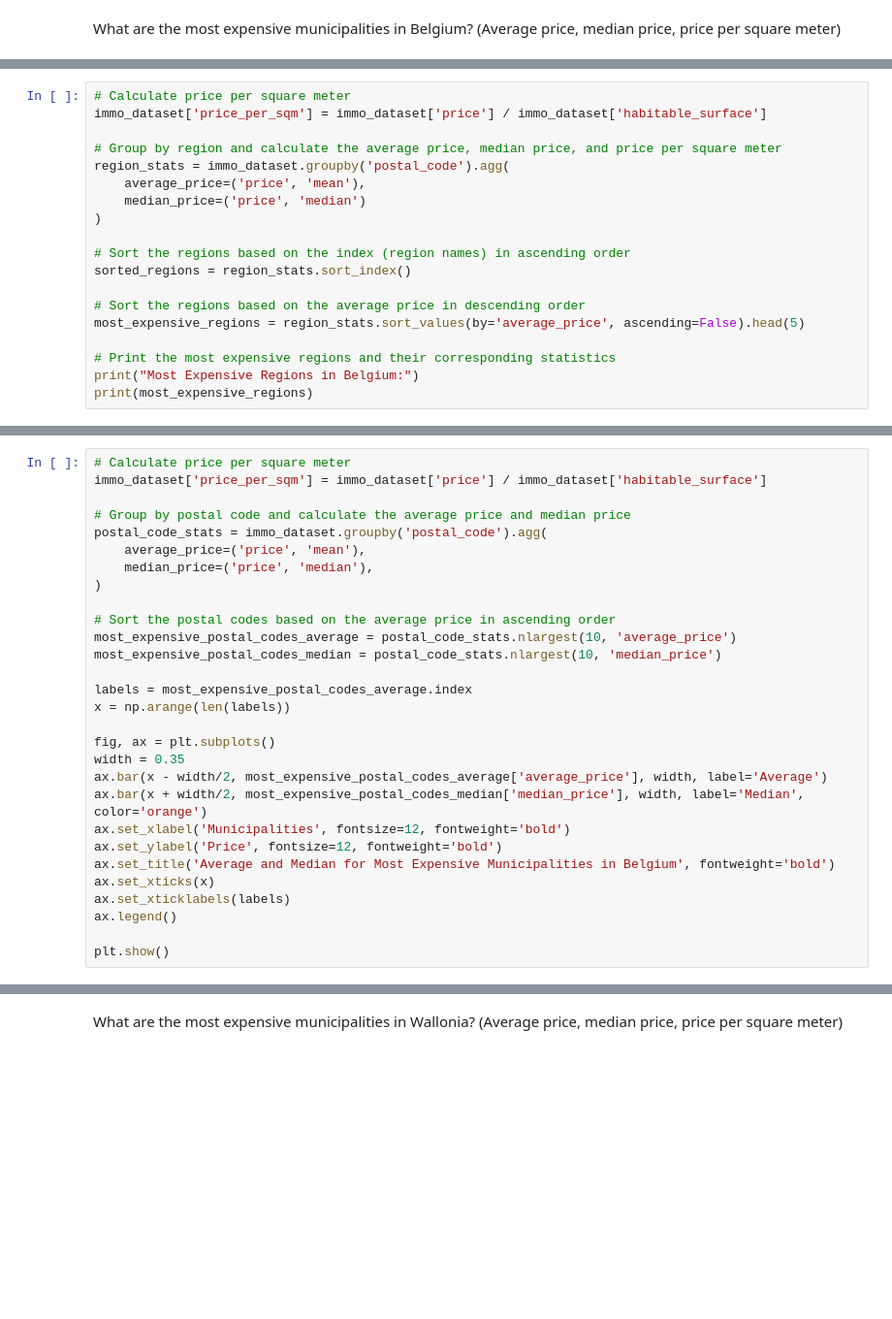
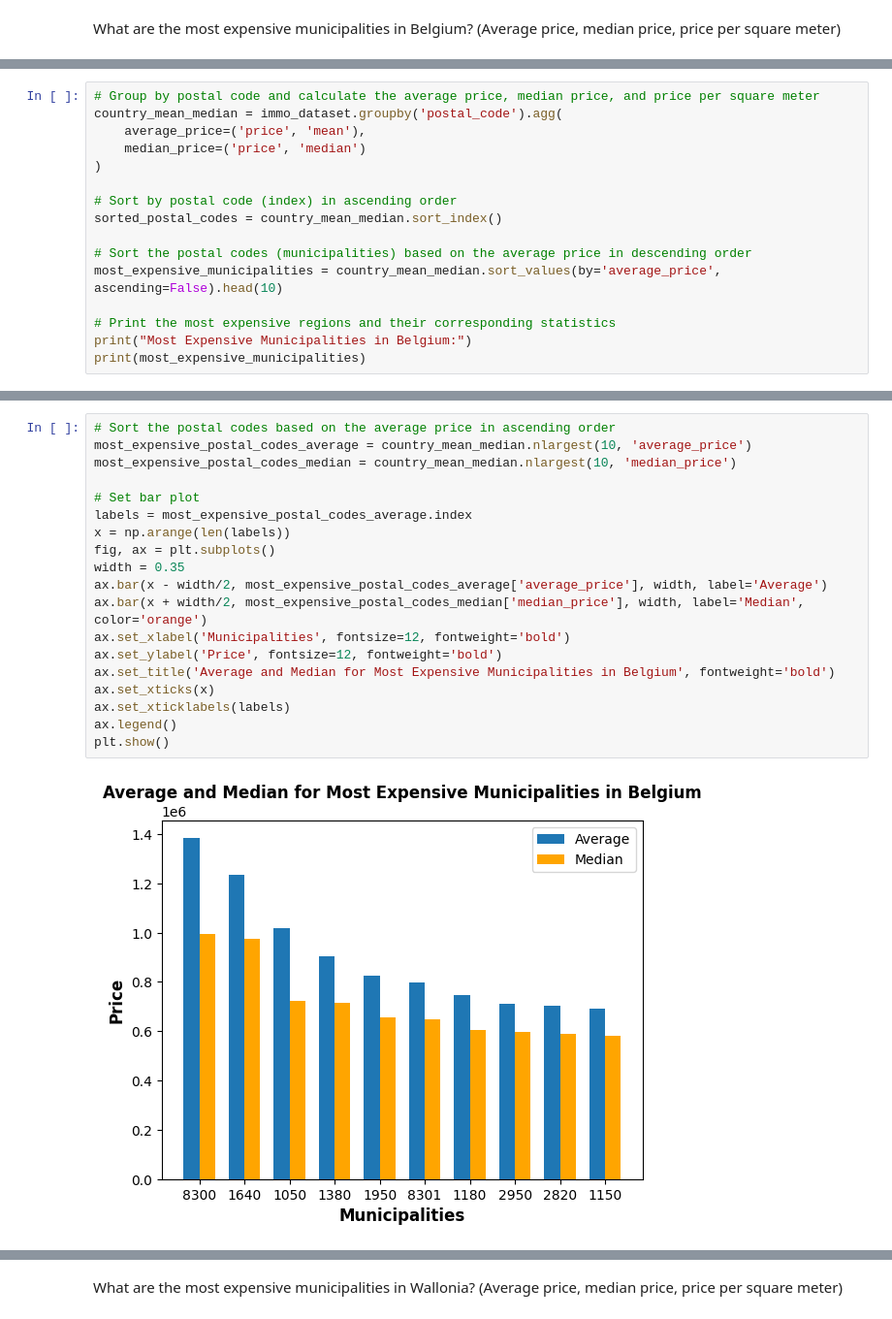
Before and after one commit to ChristosRaptis/challenge-data-analysis, a Jupyter notebook: data-analysis_labels.ipynb, the cells around one changed output, grey strips where cells are left out. Shown at 97% size. Saved outputs shown, nothing was run; the diff lists cells and outputs as text; blank space fills up the shorter version.

```diff
--- a/data-analysis_labels.ipynb
+++ b/data-analysis_labels.ipynb
@@ -474,19 +516,16 @@ What are the most expensive municipalities in Belgium? (Average price, median pr
 # %%
-# Calculate price per square meter
-immo_dataset['price_per_sqm'] = immo_dataset['price'] / immo_dataset['habitable_surface']
-
-# Group by region and calculate the average price, median price, and price per square meter
-region_stats = immo_dataset.groupby('postal_code').agg(
+# Group by postal code and calculate the average price, median price, and price per square meter
+country_mean_median = immo_dataset.groupby('postal_code').agg(
     average_price=('price', 'mean'),
     median_price=('price', 'median')
 )
 
-# Sort the regions based on the index (region names) in ascending order
-sorted_regions = region_stats.sort_index()
+# Sort by postal code (index) in ascending order
+sorted_postal_codes = country_mean_median.sort_index()
 
-# Sort the regions based on the average price in descending order
-most_expensive_regions = region_stats.sort_values(by='average_price', ascending=False).head(5)
+# Sort the postal codes (municipalities) based on the average price in descending order
+most_expensive_municipalities = country_mean_median.sort_values(by='average_price', ascending=False).head(10)
 
 # Print the most expensive regions and their corresponding statistics
-print("Most Expensive Regions in Belgium:")
-print(most_expensive_regions)
+print("Most Expensive Municipalities in Belgium:")
+print(most_expensive_municipalities)
@@ -493,29 +548,21 @@ print(most_expensive_regions)
 # %%
-# Calculate price per square meter
-immo_dataset['price_per_sqm'] = immo_dataset['price'] / immo_dataset['habitable_surface']
+# Sort the postal codes based on the average price in ascending order
+most_expensive_postal_codes_average = country_mean_median.nlargest(10, 'average_price')
+most_expensive_postal_codes_median = country_mean_median.nlargest(10, 'median_price')
 
-# Group by postal code and calculate the average price and median price
-postal_code_stats = immo_dataset.groupby('postal_code').agg(
-    average_price=('price', 'mean'),
-    median_price=('price', 'median'),
-)
-
-# Sort the postal codes based on the average price in ascending order
-most_expensive_postal_codes_average = postal_code_stats.nlargest(10, 'average_price')
-most_expensive_postal_codes_median = postal_code_stats.nlargest(10, 'median_price')
-
+# Set bar plot
 labels = most_expensive_postal_codes_average.index
 x = np.arange(len(labels))
-
 fig, ax = plt.subplots()
 width = 0.35
 ax.bar(x - width/2, most_expensive_postal_codes_average['average_price'], width, label='Average')
 ax.bar(x + width/2, most_expensive_postal_codes_median['median_price'], width, label='Median', color='orange')
 ax.set_xlabel('Municipalities', fontsize=12, fontweight='bold')
 ax.set_ylabel('Price', fontsize=12, fontweight='bold')
 ax.set_title('Average and Median for Most Expensive Municipalities in Belgium', fontweight='bold')
 ax.set_xticks(x)
 ax.set_xticklabels(labels)
 ax.legend()
-
 plt.show()
+# %% [output]
+[figure, added]
```
Also changed, not shown: parts of 59 cells of this notebook.
